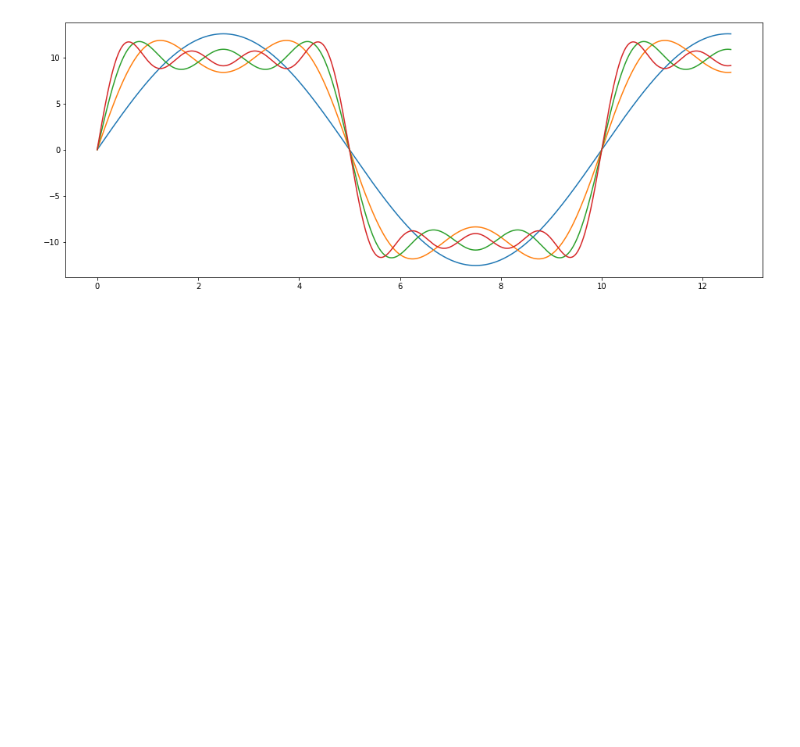
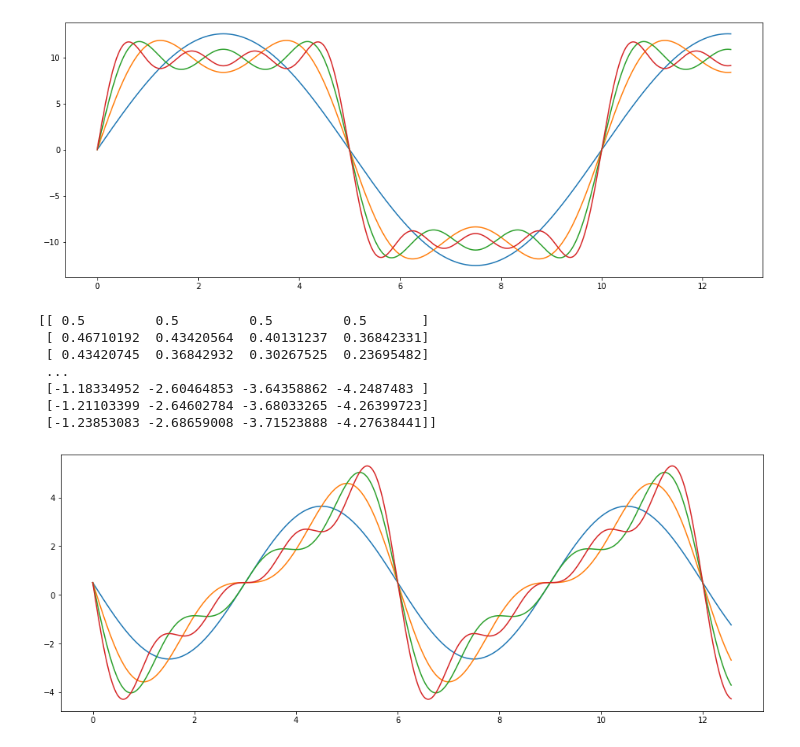
Before and after one commit to jaminalder/math, a Jupyter notebook: Mathematik Notizen.ipynb, the cells around one changed output. Cells and saved outputs as stored; diff of their text form; code cells hidden in the pictures; blank space fills up the shorter version.

```diff
--- a/Mathematik Notizen.ipynb
+++ b/Mathematik Notizen.ipynb
@@ -74,13 +77,13 @@ def f1(x,n):
     return (4 / n * np.pi) * np.sin(n * np.pi * x / 5)
 
 
-def f2(x,n):
+def fs(x,n,f):
     ns = np.arange(1,n,2)
-    return np.sum([f1(x, nn) for nn in ns])
+    return np.sum([f(x, nn) for nn in ns])
 
-yn = lambda n: np.array([f2(xi, n) for xi in x])
+yn = lambda n, f: np.array([fs(xi, n, f) for xi in x])
 
-ys = np.array([yn(n) for n in np.arange(3,10,2)])
+ys = np.array([yn(n, f1) for n in np.arange(3,10,2)])
 ys = np.swapaxes(ys,0,1)
 print(ys)
 
@@ -96,3 +99,31 @@ plt.show()
  [12.56016987  8.38996966 10.87230121  9.12033954]
  [12.55744186  8.39541254 10.86416967  9.1311206 ]]
 [figure]
+# %%
+def f2(x,n):
+    return (1 / n * np.pi) * np.sin(n * np.pi * x / 3)
+
+
+def fs2(x,n):
+    ns = np.arange(1,n,1)
+    return 0.5 - np.sum([f2(x, nn) for nn in ns])
+
+
+yn2 = lambda n: np.array([fs2(xi, n) for xi in x])
+
+ys2 = np.array([yn2(n) for n in np.arange(2,6,1)])
+ys2 = np.swapaxes(ys2,0,1)
+print(ys2)
+
+#plt.plot(x,y)
+plt.plot(x,ys2)
+plt.show()
+# %% [output]
+[[ 0.5         0.5         0.5         0.5       ]
+ [ 0.46710192  0.43420564  0.40131237  0.36842331]
+ [ 0.43420745  0.36842932  0.30267525  0.23695482]
+ ...
+ [-1.18334952 -2.60464853 -3.64358862 -4.2487483 ]
+ [-1.21103399 -2.64602784 -3.68033265 -4.26399723]
+ [-1.23853083 -2.68659008 -3.71523888 -4.27638441]]
+[figure, added]
```
Also changed, not shown: parts of 1 cell of this notebook.
